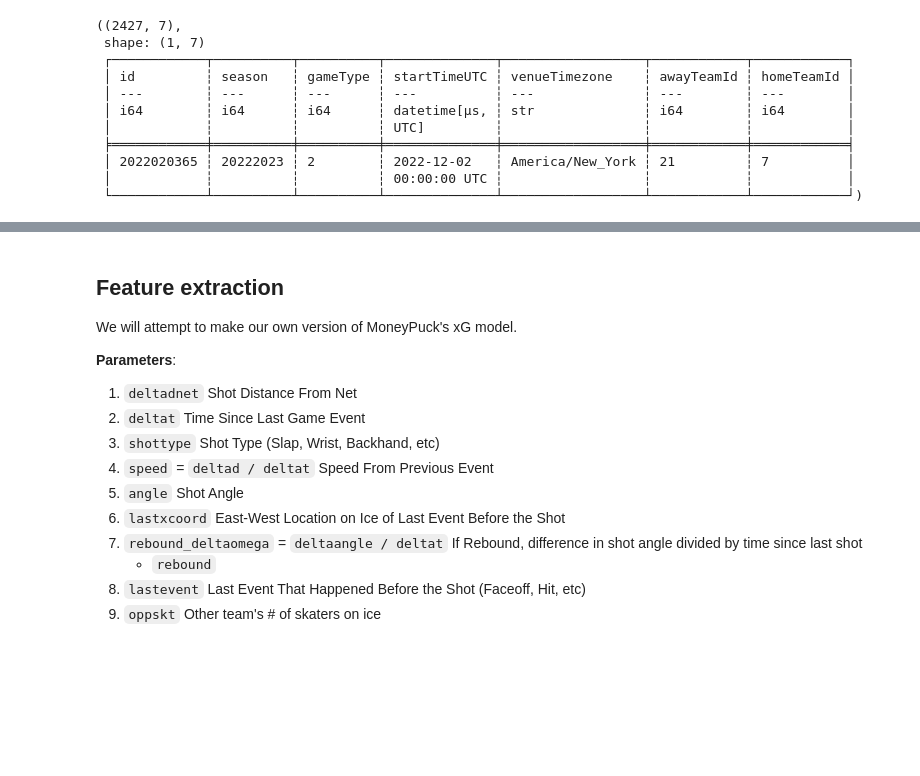
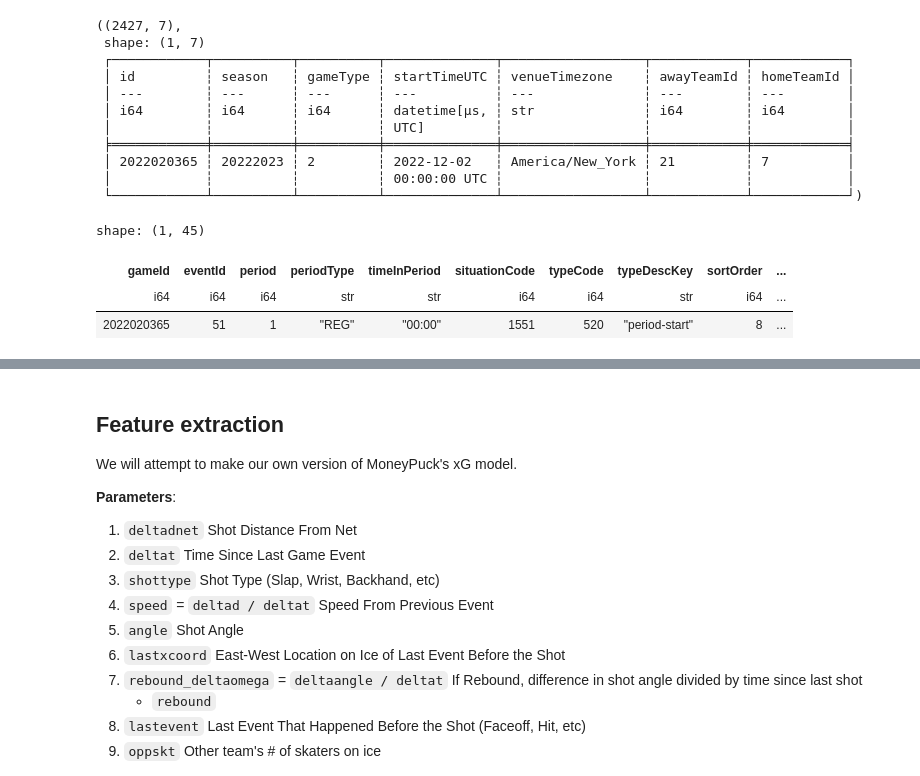
Before and after one commit to trxe/nhl_data_demo, a Jupyter notebook: xgoals.ipynb, the cells around one changed output, grey strips where cells are left out. Saved outputs shown, nothing was run; the diff lists cells and outputs as text; code cells hidden in the pictures; blank space fills up the shorter version.

Commit message:
Start cleanup

```diff
--- a/xgoals.ipynb
+++ b/xgoals.ipynb
@@ -103,3 +103,11 @@ GAMES.collect().shape, GAMES.head(1).collect()
  │ 2022020365 ┆ 20222023 ┆ 2        ┆ 2022-12-02   ┆ America/New_York ┆ 21         ┆ 7          │
  │            ┆          ┆          ┆ 00:00:00 UTC ┆                  ┆            ┆            │
  └────────────┴──────────┴──────────┴──────────────┴──────────────────┴────────────┴────────────┘)
+# %%
+COMBINED_PLAYS = PLAYS.join(PLAY_DETAILS, on=['gameId', 'eventId'])
+COMBINED_PLAYS.head(1).collect()
+# %% [output]
+shape: (1, 45)
+| gameId | eventId | period | periodType | timeInPeriod | situationCode | typeCode | typeDescKey | sortOrder | ... |
+| i64 | i64 | i64 | str | str | i64 | i64 | str | i64 | ... |
+| 2022020365 | 51 | 1 | "REG" | "00:00" | 1551 | 520 | "period-start" | 8 | ... |
```
Also changed, not shown: parts of 5 cells of this notebook.
